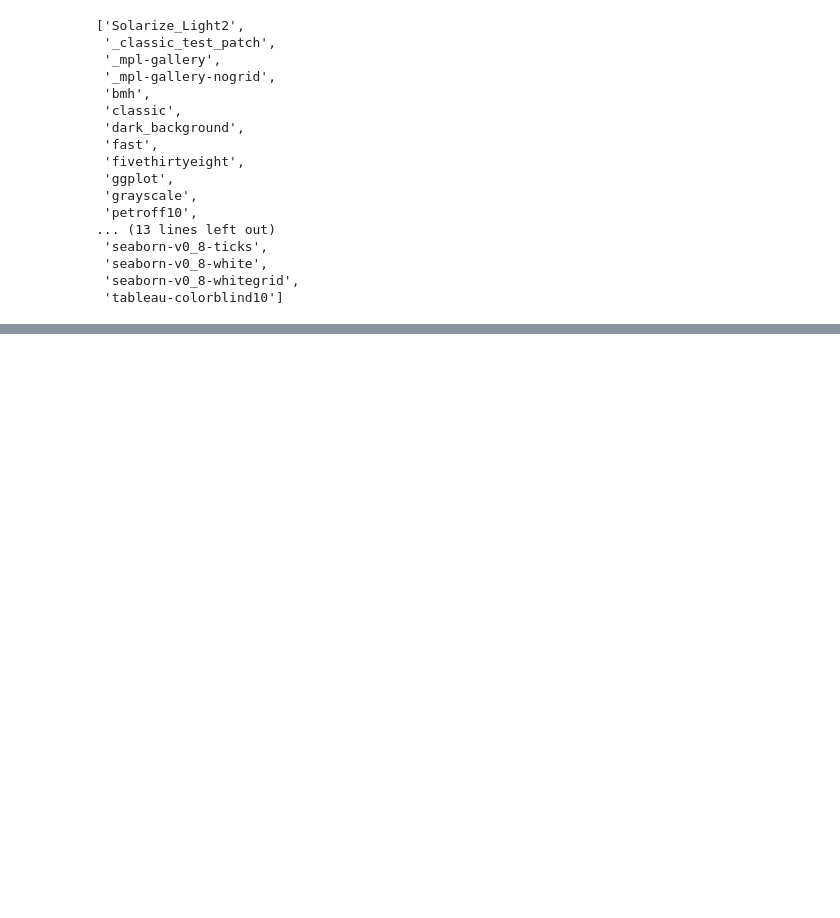
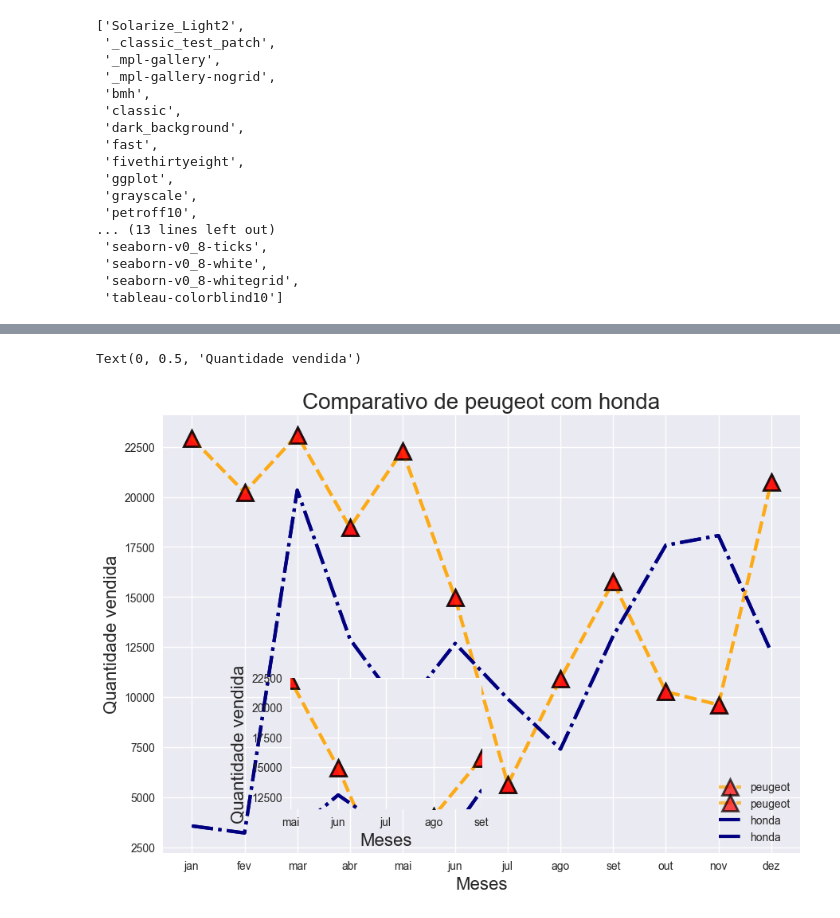
Before and after one commit to JairCipriano/projeto_machine_learning, a Jupyter notebook: projeto2/matplotlib.ipynb, the cells around one changed output, grey strips where cells are left out. Saved outputs shown, nothing was run; the diff lists cells and outputs as text; code cells hidden in the pictures; blank space fills up the shorter version.

```diff
--- a/projeto2/matplotlib.ipynb
+++ b/projeto2/matplotlib.ipynb
@@ -803,0 +804,26 @@ plt.show()
+# %%
+fig = plt.figure()
+ax = fig.add_axes([0,0,1,1])
+ax.plot(carros4['peugeot'], color = 'orange', linestyle = '--', linewidth= 3, alpha = 0.7, marker = '^', markersize = '15',
+       markerfacecolor ='red' , markeredgecolor = 'black', markeredgewidth = 2, label ='peugeot')
+ax.plot(carros4['honda'], color = 'navy',linestyle = 'dashdot', linewidth = 3, label = 'honda')
+ax.set_title('Comparativo de peugeot com honda', fontsize= 20)
+ax.set_xlabel('Meses', fontsize = 16)
+ax.set_ylabel('Quantidade vendida', fontsize = 16)
+ax.legend()
+
+####################################
+
+ax = fig.add_axes([0.2,0.1,0.3,0.3])
+ax.plot(carros4['peugeot'], color = 'orange', linestyle = '--', linewidth= 3, alpha = 0.7, marker = '^', markersize = '15',
+       markerfacecolor ='red' , markeredgecolor = 'black', markeredgewidth = 2, label ='peugeot')
+ax.plot(carros4['honda'], color = 'navy',linestyle = 'dashdot', linewidth = 3, label = 'honda')
+
+ax.set_xlim(['mai', 'set'])
+ax.set_ylim([11500, 22500])
+
+ax.set_xlabel('Meses', fontsize = 16)
+ax.set_ylabel('Quantidade vendida', fontsize = 16)
+# %% [output]
+Text(0, 0.5, 'Quantidade vendida')
+[figure, added]
```
Also changed, not shown: parts of 57 cells of this notebook.
